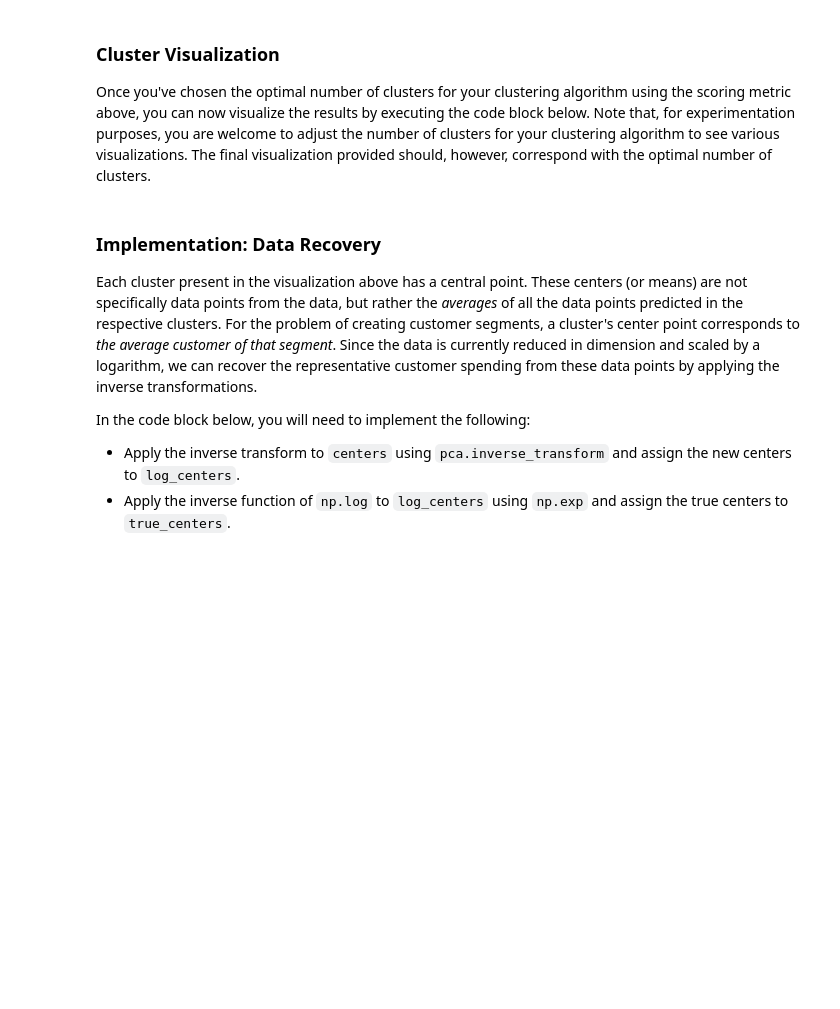
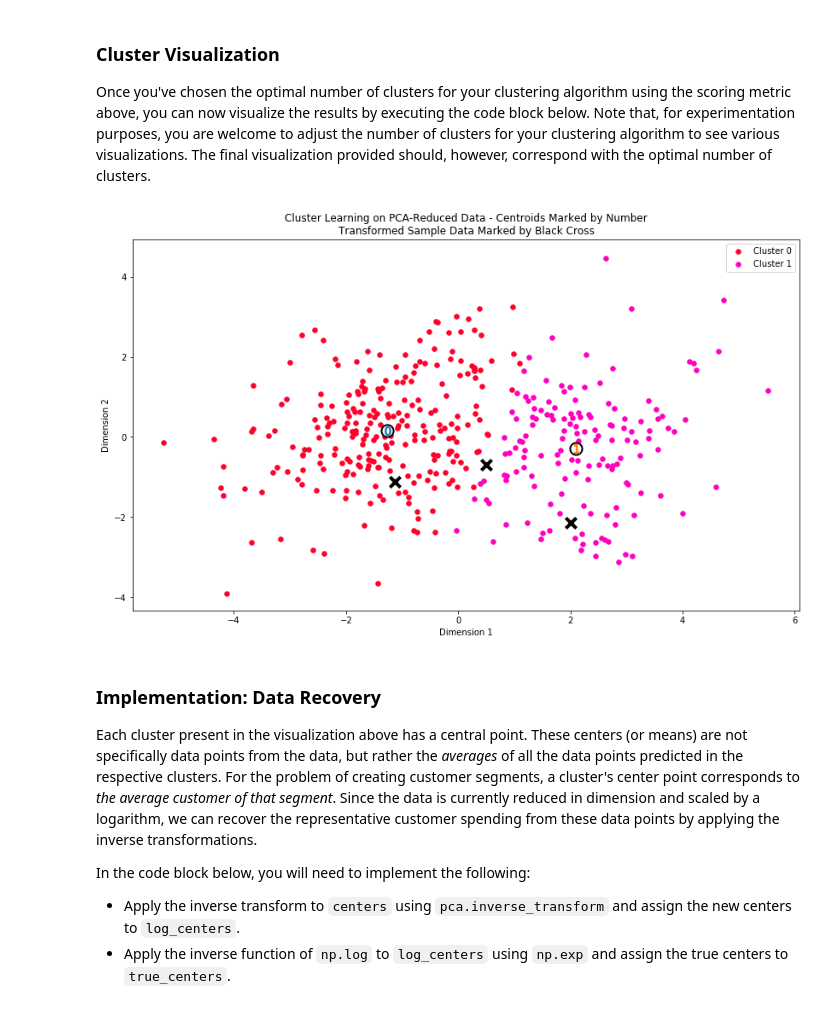
Before and after one commit to dimtirie13/machine_learning, a Jupyter notebook: customer_segments/customer_segments.ipynb, the cells around one changed output. Saved outputs shown, nothing was run; the diff lists cells and outputs as text; code cells hidden in the pictures; blank space fills up the shorter version.

```diff
--- a/customer_segments/customer_segments.ipynb
+++ b/customer_segments/customer_segments.ipynb
@@ -381,13 +410,14 @@ In the code block below, you will need to implement the following:
  - Apply a PCA transformation of `log_samples` using `pca.transform`, and assign the results to `pca_samples`.
 # %%
 # TODO: Apply PCA by fitting the good data with only two dimensions
-pca = None
+pca = PCA(n_components=2)
+pca.fit(good_data)
 
 # TODO: Transform the good data using the PCA fit above
-reduced_data = None
+reduced_data = pca.transform(good_data)
 
 # TODO: Transform log_samples using the PCA fit above
-pca_samples = None
+pca_samples = pca.transform(log_samples)
 
 # Create a DataFrame for the reduced data
 reduced_data = pd.DataFrame(reduced_data, columns = ['Dimension 1', 'Dimension 2'])
@@ -459,7 +561,17 @@ score = None
 Once you've chosen the optimal number of clusters for your clustering algorithm using the scoring metric above, you can now visualize the results by executing the code block below. Note that, for experimentation purposes, you are welcome to adjust the number of clusters for your clustering algorithm to see various visualizations. The final visualization provided should, however, correspond with the optimal number of clusters.
 # %%
 # Display the results of the clustering from implementation
+from sklearn import mixture
+from sklearn.metrics import silhouette_score
+
+clusterer = mixture.GaussianMixture(n_components=2).fit(reduced_data)
+preds = clusterer.predict(reduced_data)
+centers = clusterer.means_
+sample_preds = clusterer.predict(pca_samples)
+
 vs.cluster_results(reduced_data, preds, centers, pca_samples)
+# %% [output]
+[figure, added]
 # %% [markdown]
 ### Implementation: Data Recovery
 Each cluster present in the visualization above has a central point. These centers (or means) are not specifically data points from the data, but rather the *averages* of all the data points predicted in the respective clusters. For the problem of creating customer segments, a cluster's center point corresponds to *the average customer of that segment*. Since the data is currently reduced in dimension and scaled by a logarithm, we can recover the representative customer spending from these data points by applying the inverse transformations.
```
Also changed, not shown: parts of 31 cells of this notebook, 3 other files.
